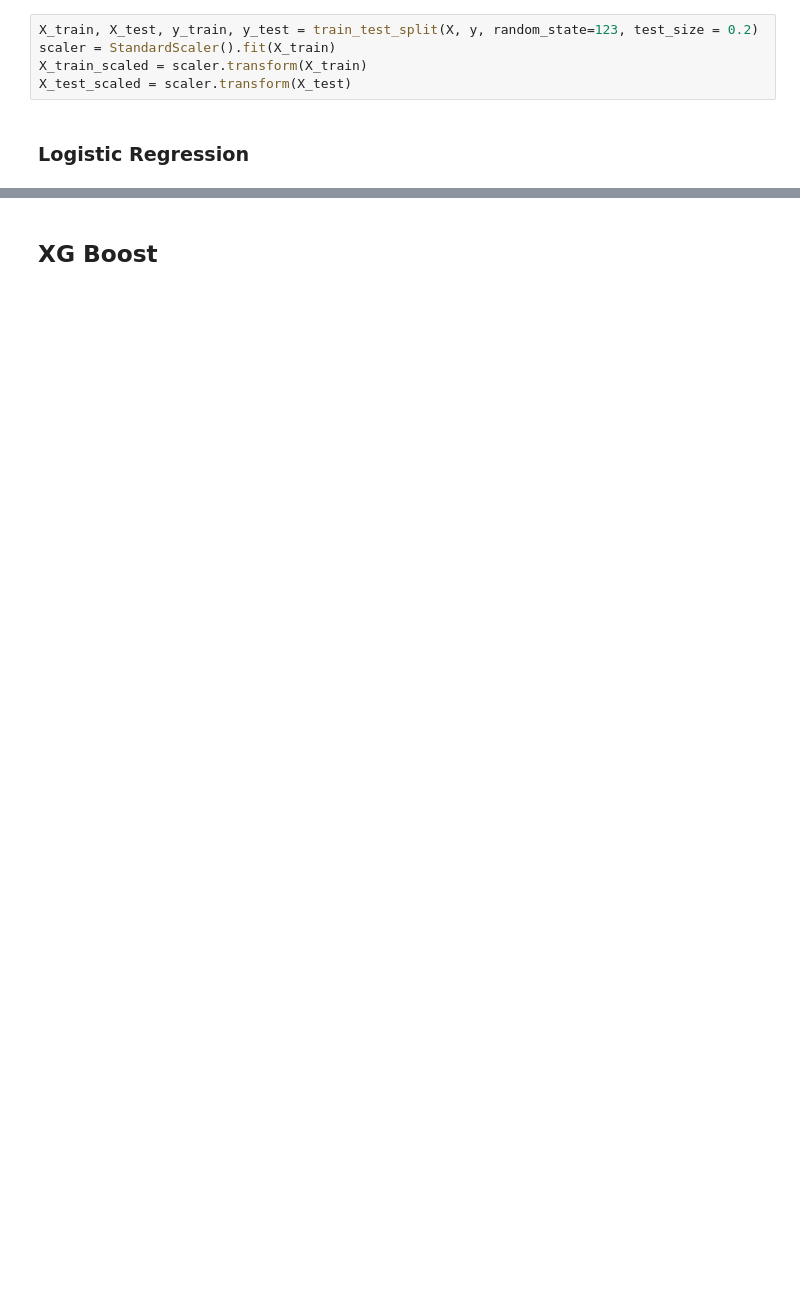
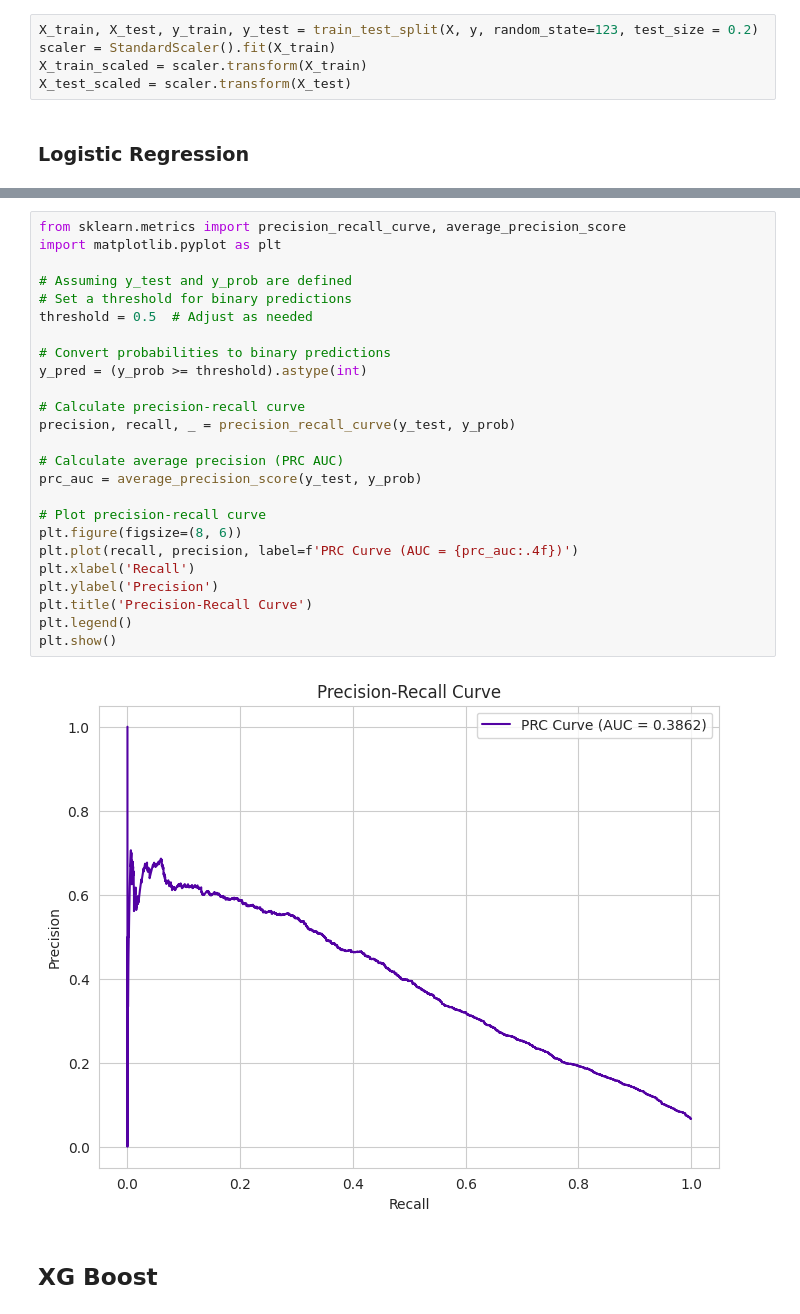
Before and after one commit to Saba-a11/Kaggle_Credit_Score, a Jupyter notebook: CreditModel.ipynb, the cells around one changed output, grey strips where cells are left out. Drawn from its saved outputs; the diff is of its cells as text; blank space fills up the shorter version.

```diff
--- a/CreditModel.ipynb
+++ b/CreditModel.ipynb
@@ -918,2 +983,29 @@ AUC Score :  0.859834
+# %%
+from sklearn.metrics import precision_recall_curve, average_precision_score
+import matplotlib.pyplot as plt
+
+# Assuming y_test and y_prob are defined
+# Set a threshold for binary predictions
+threshold = 0.5  # Adjust as needed
+
+# Convert probabilities to binary predictions
+y_pred = (y_prob >= threshold).astype(int)
+
+# Calculate precision-recall curve
+precision, recall, _ = precision_recall_curve(y_test, y_prob)
+
+# Calculate average precision (PRC AUC)
+prc_auc = average_precision_score(y_test, y_prob)
+
+# Plot precision-recall curve
+plt.figure(figsize=(8, 6))
+plt.plot(recall, precision, label=f'PRC Curve (AUC = {prc_auc:.4f})')
+plt.xlabel('Recall')
+plt.ylabel('Precision')
+plt.title('Precision-Recall Curve')
+plt.legend()
+plt.show()
+# %% [output]
+[figure, added]
 # %% [markdown]
 ## XG Boost
```
Also changed, not shown: parts of 19 cells of this notebook.
